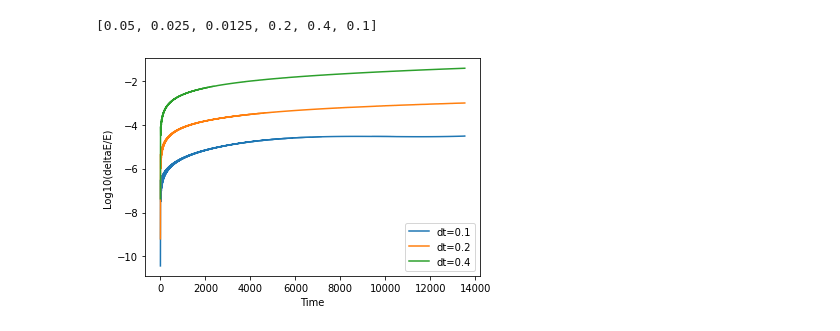
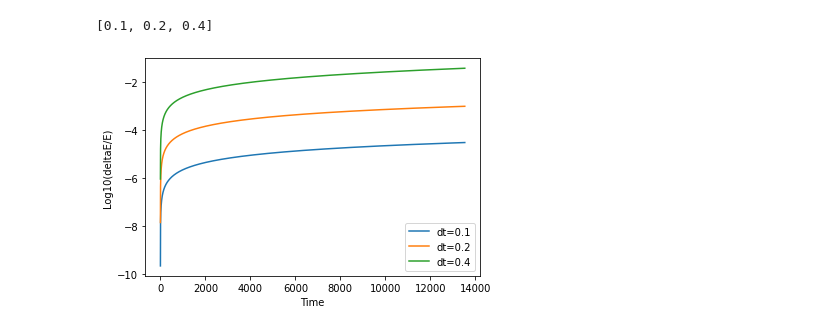
Before and after one commit to sdorsher/ThreeBodyOrbits, a Jupyter notebook: E vs t convergence plot.ipynb, the cells around one changed output. Saved outputs shown, nothing was run; the diff lists cells and outputs as text; code cells hidden in the pictures.

```diff
--- a/E vs t convergence plot.ipynb
+++ b/E vs t convergence plot.ipynb
@@ -1,7 +1,7 @@
 # %%
 import numpy as np
 # %%
-rundir='ConvergenceTest/'
+rundir='ConvergenceTestwithKEPE/'
 runprefix='Run'
 filename='/twostarsoneplanet'
 # %%
@@ -58,7 +58,7 @@ def loadJSON(rundir,runprefix,n,filename):
         paramsdict = json.load(jsonfile)
     return paramsdict
 # %%
-for i in range(3,9):
+for i in range(1,4):
         t=load1D(rundir,runprefix,i,filename, 'dtarr.csv')
         tarr.append(t)
         #L0=load1D(rundir,runprefix,i,filename,'L0arr.csv')
@@ -86,22 +86,22 @@ for i in range(3,9):
 # %%
 dtarr
 # %% [output]
-[0.05, 0.025, 0.0125, 0.2, 0.4, 0.1]
+[0.1, 0.2, 0.4]
 # %%
 import matplotlib.pyplot as plt
 fig,ax=plt.subplots(1,1)
 plt.xlabel('Time')
 plt.ylabel('Log10(deltaE/E)')
 plt.title('')
-for i in [5,3,4]:
+for i in [0,1,2]: #[5,3,4]:
     temptimes=tarr[i]
     temp = deltaEarr[i]
     #print(i,len(temptimes),len(temp), max(temptimes))
     temparr=np.array(temp)
     #print(temparr[0:10])
     logtemparr=np.log10(temparr)
     ax.plot(temptimes,logtemparr,label='dt='+str(dtarr[i]))
 ax.legend(loc="lower right")
 plt.show()
 # %% [output]
-[figure, old version]
+[figure, new version]
```
Also changed, not shown: parts of 10 cells of this notebook, 1 other file.
